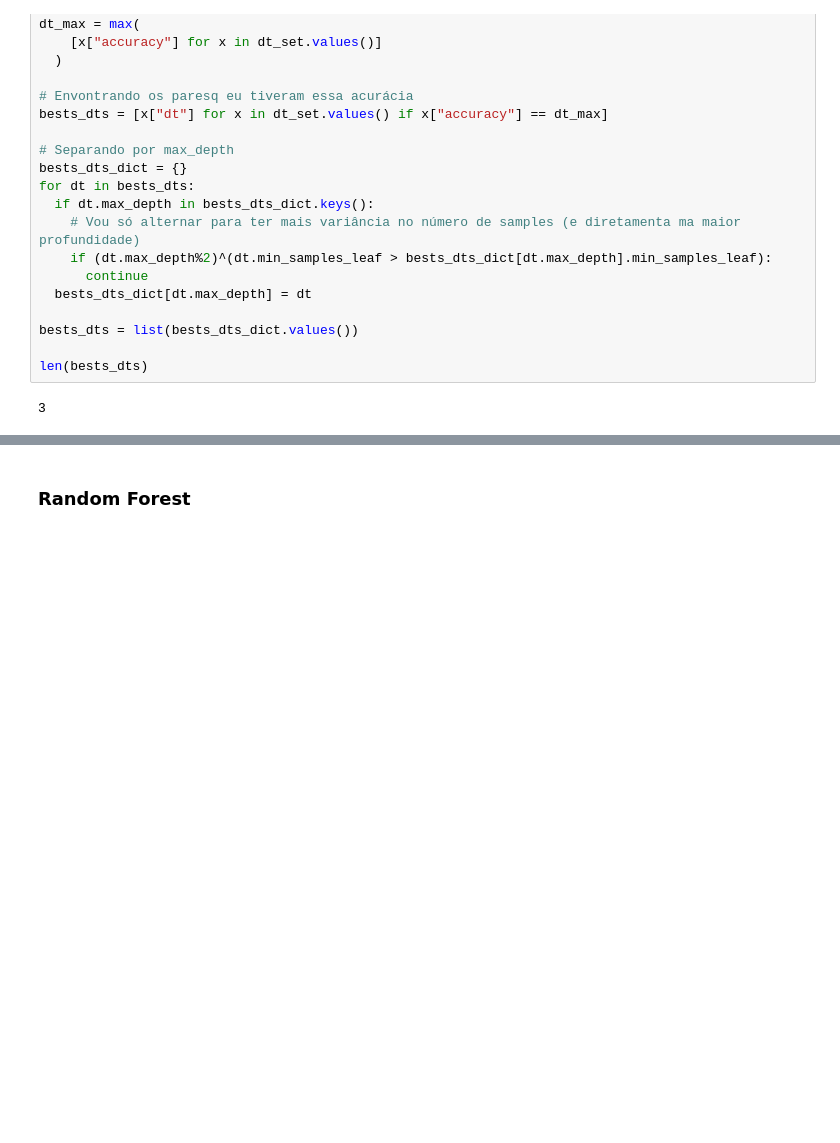
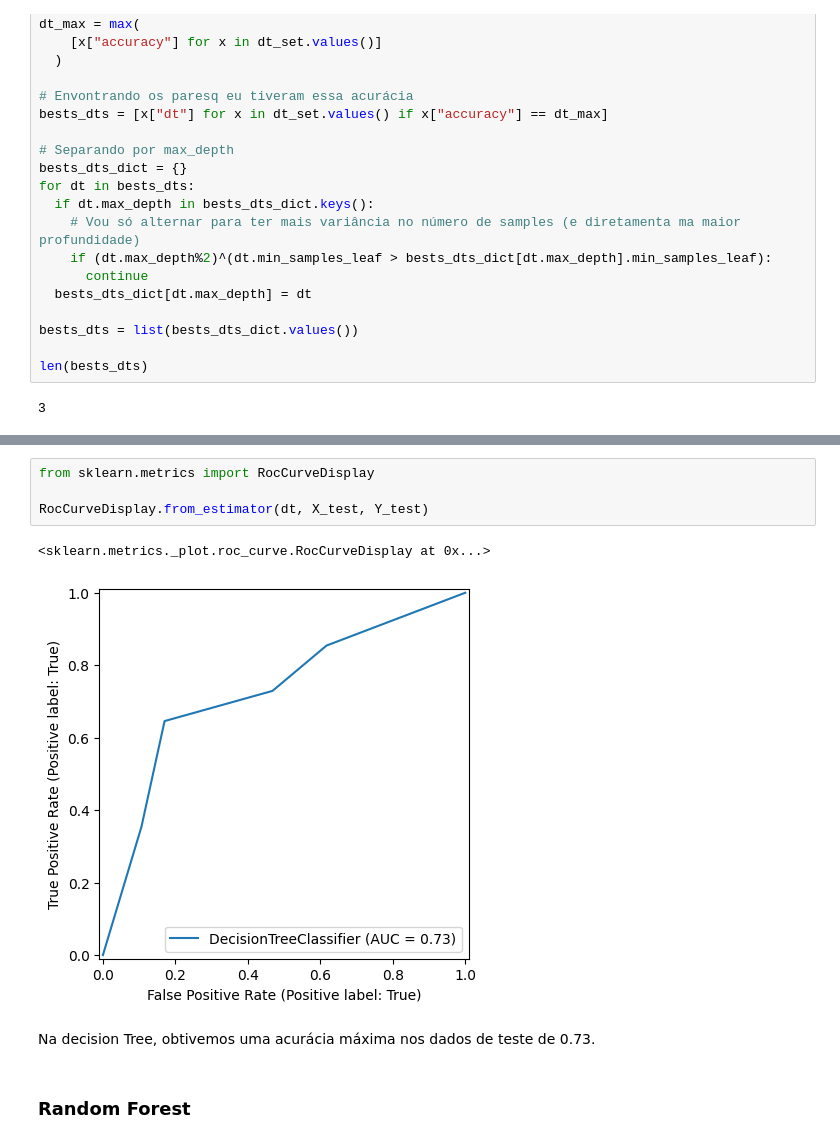
Before and after one commit to rubdelima/IF-807---PL-Predict-Matches, a Jupyter notebook: PL_Predict_Matches.ipynb, the cells around one changed output, grey strips where cells are left out. Drawn from its saved outputs; the diff is of its cells as text; blank space fills up the shorter version.

```diff
--- a/PL_Predict_Matches.ipynb
+++ b/PL_Predict_Matches.ipynb
@@ -149,3 +153,12 @@ Acurácia dos dados de teste  :  0.7052631578947368
+# %%
+from sklearn.metrics import RocCurveDisplay
+
+RocCurveDisplay.from_estimator(dt, X_test, Y_test)
+# %% [output]
+<sklearn.metrics._plot.roc_curve.RocCurveDisplay at 0x...>
+[figure, added]
+# %% [markdown]
+Na decision Tree, obtivemos uma acurácia máxima nos dados de teste de 0.73.
 # %% [markdown]
 ### Random Forest
 # %%
```
Also changed, not shown: parts of 19 cells of this notebook.
